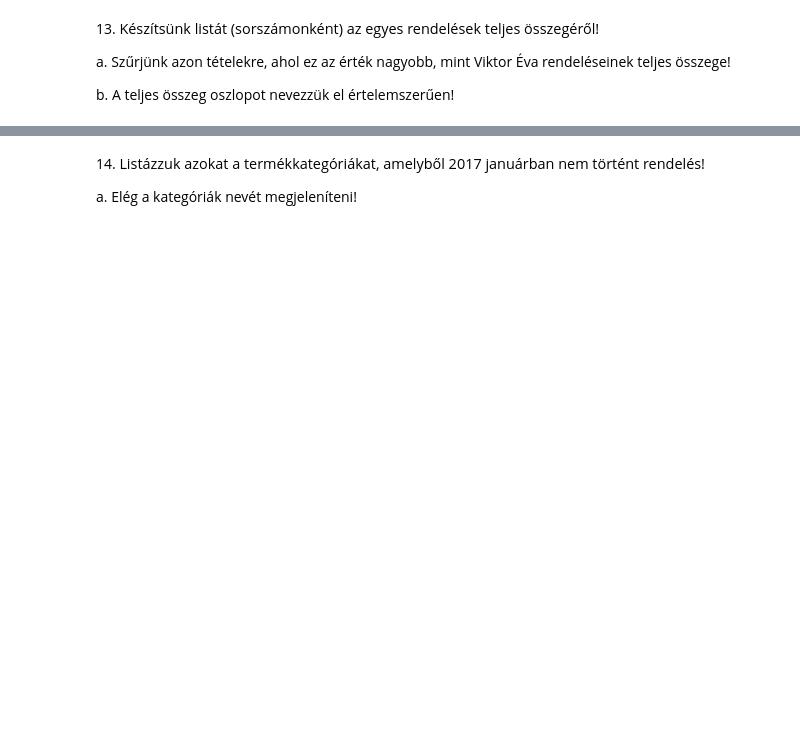
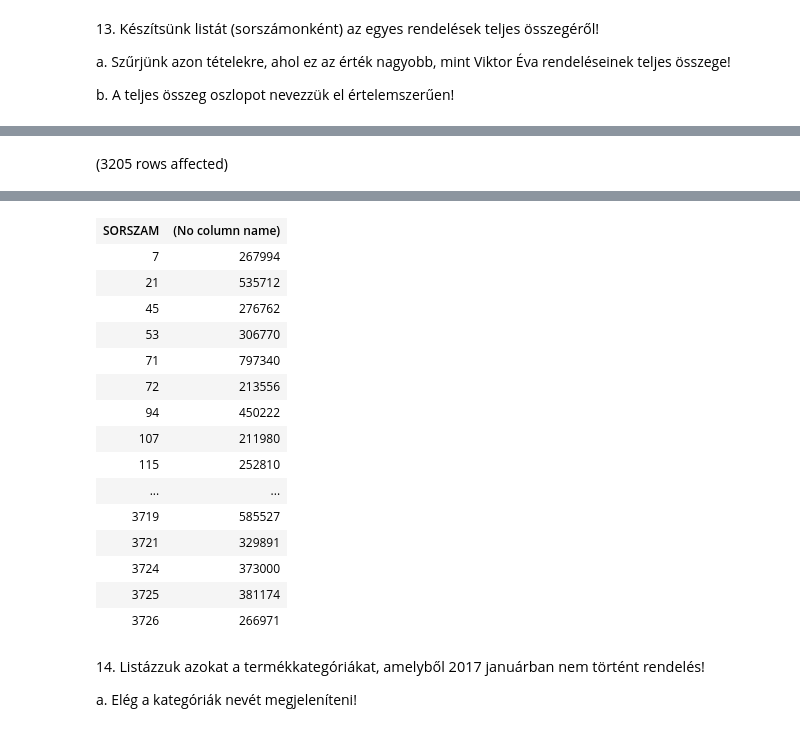
Before and after one commit to komarc/2, a Jupyter notebook: 6/gyakorlat06_feladatok (2).ipynb, the cells around one changed output, grey strips where cells are left out. Cells and saved outputs as stored; diff of their text form; code cells hidden in the pictures; blank space fills up the shorter version.

```diff
--- a/6/gyakorlat06_feladatok (2).ipynb
+++ b/6/gyakorlat06_feladatok (2).ipynb
@@ -190,3 +212,14 @@ Total execution time: 00:00:00.010
 a. Szűrjünk azon tételekre, ahol ez az érték nagyobb, mint Viktor Éva rendeléseinek teljes összege!
 
 b. A teljes összeg oszlopot nevezzük el értelemszerűen!
+# %%
+SELECT SORSZAM, sum(MENNYISEG*EGYSEGAR)
+from Rendeles_tetel
+group by SORSZAM
+having SUM(MENNYISEG*EGYSEGAR) > (
+    select sum(MENNYISEG*EGYSEGAR)
+    from Rendeles_tetel r join Rendeles re on r.SORSZAM=re.SORSZAM
+    JOIN Ugyfel u on re.[LOGIN]=u.[LOGIN]
+    where u.[NEV]='Viktor Éva'
+)
+# %% [output]
@@ -192,0 +227 @@ b. A teljes összeg oszlopot nevezzük el értelemszerűen!
+(3205 rows affected)
@@ -193,3 +229,19 @@ b. A teljes összeg oszlopot nevezzük el értelemszerűen!
+| SORSZAM | (No column name) |
+| 7 | 267994 |
+| 21 | 535712 |
+| 45 | 276762 |
+| 53 | 306770 |
+| 71 | 797340 |
+| 72 | 213556 |
+| 94 | 450222 |
+| 107 | 211980 |
+| 115 | 252810 |
+| ... | ... |
+| 3719 | 585527 |
+| 3721 | 329891 |
+| 3724 | 373000 |
+| 3725 | 381174 |
+| 3726 | 266971 |
 # %% [markdown]
 14. <span style="background-color: rgb(255, 255, 255); color: rgb(0, 0, 0); font-family: &quot;Open Sans&quot;, sans-serif; font-size: 14.44px;">Listázzuk azokat a termékkategóriákat, amelyből 2017 januárban nem történt rendelés!&nbsp;</span>
 
```
Also changed, not shown: parts of 5 cells of this notebook, 2 other files.
